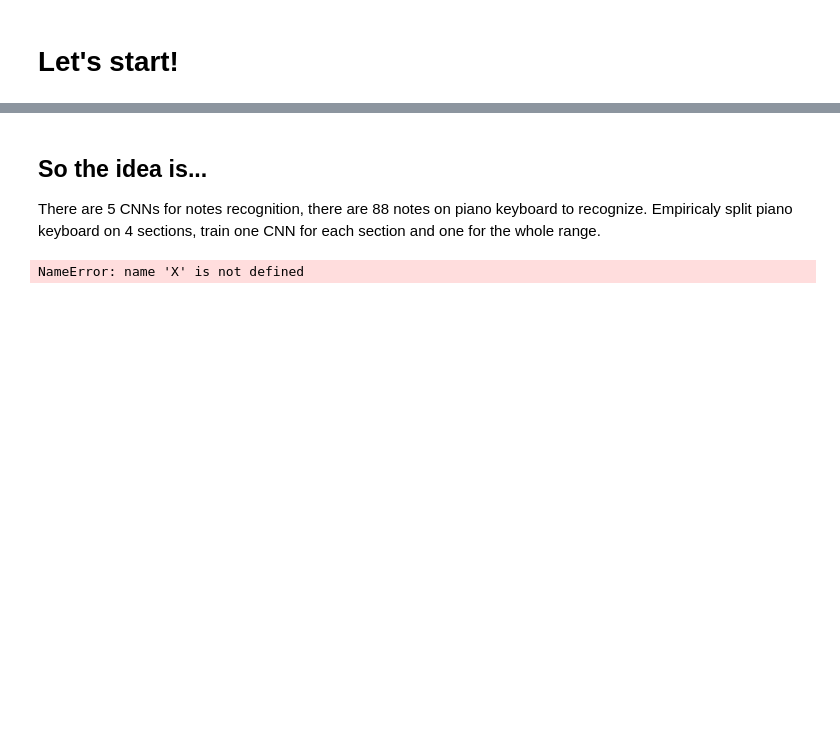
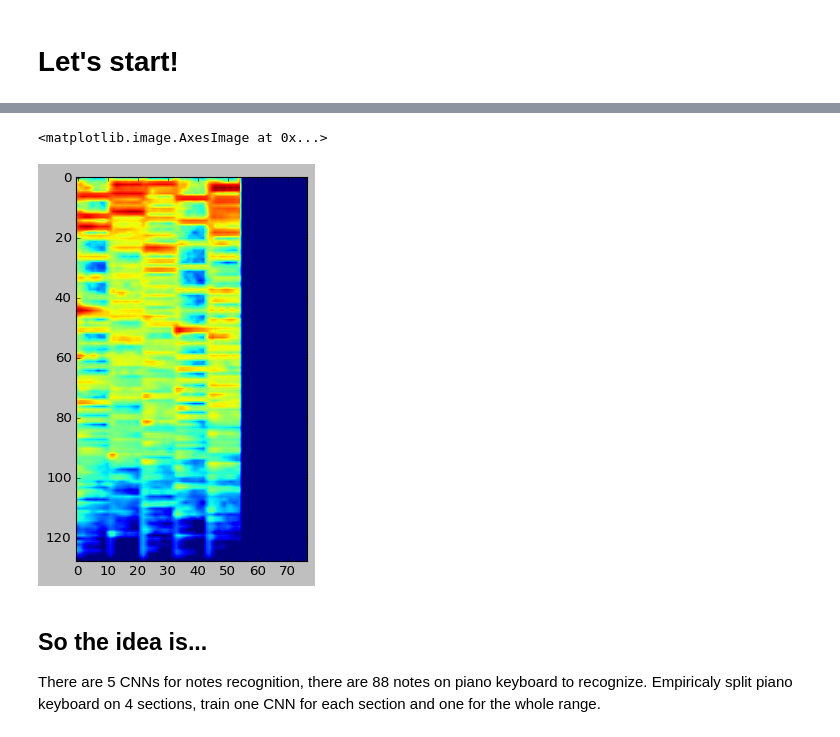
Before and after one commit to Stamaks/NotesRecognitionFinal, a Jupyter notebook: Main.ipynb, the cells around one changed output, grey strips where cells are left out. Cells and saved outputs as stored; diff of their text form; code cells hidden in the pictures; blank space fills up the shorter version.

```diff
--- a/Main.ipynb
+++ b/Main.ipynb
@@ -39,16 +43,38 @@ plt.imshow(spectrogram[:, :random_num])
+# %%
+len_0 = 128
+len_1 = 77
+if len(spectrogram[0])/len_1 > len(spectrogram[0])//len_1:
+    len_2 = len(spectrogram[0])//len_1 + 1
+else:
+    len_2 = len(spectrogram[0])//len_1
+
+targets = np.array([[[-80. for i in range(len_1)] for j in range(len_0)] for k in range(len_2)], dtype='float32')
+
+for k in range(len_2 - 1):
+    for i in range(len_0):
+        for j in range(len_1):
+            targets[k][i][j] = spectrogram[i][j + k*len_1]
+for i in range(len_0):
+    for j in range(len_1 + len_1*(len_2 - 2), len(spectrogram[0])):
+        targets[len_2-1][i][j - (len_1 + len_1*(len_2 - 2))] = spectrogram[i][j]
+# %%
+plt.imshow(targets[0])
+# %% [output]
+<matplotlib.image.AxesImage at 0x...>
+[figure, added]
 # %% [markdown]
 ## So the idea is...
 
 There are 5 CNNs for notes recognition, there are 88 notes on piano keyboard to recognize. Empiricaly split piano keyboard on 4 sections, train one CNN for each section and one for the whole range.
 # %%
+X = targets/80.
 input_X, target_y = T.tensor3("X", dtype='float32'), T.tensor3("y", dtype='int32')
 
 up_nn = lasagne.layers.InputLayer(shape=(None, X.shape[1], X.shape[2]), input_var=input_X/80.)
-up_nn = lasagne.layers.Conv1DLayer(up_nn, 50, 6) #That number of filtera works better for this nn
+up_nn = lasagne.layers.Conv1DLayer(up_nn, 50, 6) #That number of filters works better for this nn
 up_nn = lasagne.layers.MaxPool1DLayer(up_nn, 3)
 up_nn = lasagne.layers.Conv1DLayer(up_nn, 50, 4)
 up_nn = lasagne.layers.Conv1DLayer(up_nn, 88, 1,nonlinearity=T.nnet.sigmoid)
-assert up_nn.output_shape[1:] == y_train.shape[1:],"up_nn: wrong output shape"
 
 
 mup_nn = lasagne.layers.InputLayer(shape=(None, X.shape[1], X.shape[2]), input_var=input_X/80.)
@@ -56,7 +82,6 @@ mup_nn = lasagne.layers.Conv1DLayer(mup_nn, 64, 6)
 mup_nn = lasagne.layers.MaxPool1DLayer(mup_nn, 3)
 mup_nn = lasagne.layers.Conv1DLayer(mup_nn, 64, 4)
 mup_nn = lasagne.layers.Conv1DLayer(mup_nn, 88, 1,nonlinearity=T.nnet.sigmoid)
-assert mup_nn.output_shape[1:] == y_train.shape[1:],"mup_nn: wrong output shape"
 
 
 mdown_nn = lasagne.layers.InputLayer(shape=(None, X.shape[1], X.shape[2]), input_var=input_X/80.)
@@ -64,7 +89,6 @@ mdown_nn = lasagne.layers.Conv1DLayer(mdown_nn, 64, 6)
 mdown_nn = lasagne.layers.MaxPool1DLayer(mdown_nn, 3)
 mdown_nn = lasagne.layers.Conv1DLayer(mdown_nn, 64, 4)
 mdown_nn = lasagne.layers.Conv1DLayer(mdown_nn, 88, 1,nonlinearity=T.nnet.sigmoid)
-assert mdown_nn.output_shape[1:] == y_train.shape[1:],"mdown_nn: wrong output shape"
 
 
 down_nn = lasagne.layers.InputLayer(shape=(None, X.shape[1], X.shape[2]), input_var=input_X/80.)
@@ -72,6 +96,9 @@ down_nn = lasagne.layers.Conv1DLayer(down_nn, 64, 6)
 down_nn = lasagne.layers.MaxPool1DLayer(down_nn, 3)
 down_nn = lasagne.layers.Conv1DLayer(down_nn, 64, 4)
 down_nn = lasagne.layers.Conv1DLayer(down_nn, 88, 1,nonlinearity=T.nnet.sigmoid)
-assert down_nn.output_shape[1:] == y_train.shape[1:],"down_nn: wrong output shape"
+
+aa_nn = lasagne.layers.InputLayer(shape=(None, X.shape[1], X.shape[2]), input_var=input_X/80.)
+aa_nn = lasagne.layers.Conv1DLayer(aa_nn, 64, 6)
+aa_nn = lasagne.layers.MaxPool1DLayer(aa_nn, 3)
+aa_nn = lasagne.layers.Conv1DLayer(aa_nn, 64, 4)
+aa_nn = lasagne.layers.Conv1DLayer(aa_nn, 88, 1,nonlinearity=T.nnet.sigmoid)
-# %% [output]
-NameError: name 'X' is not defined
```
Also changed, not shown: parts of 13 cells of this notebook.
